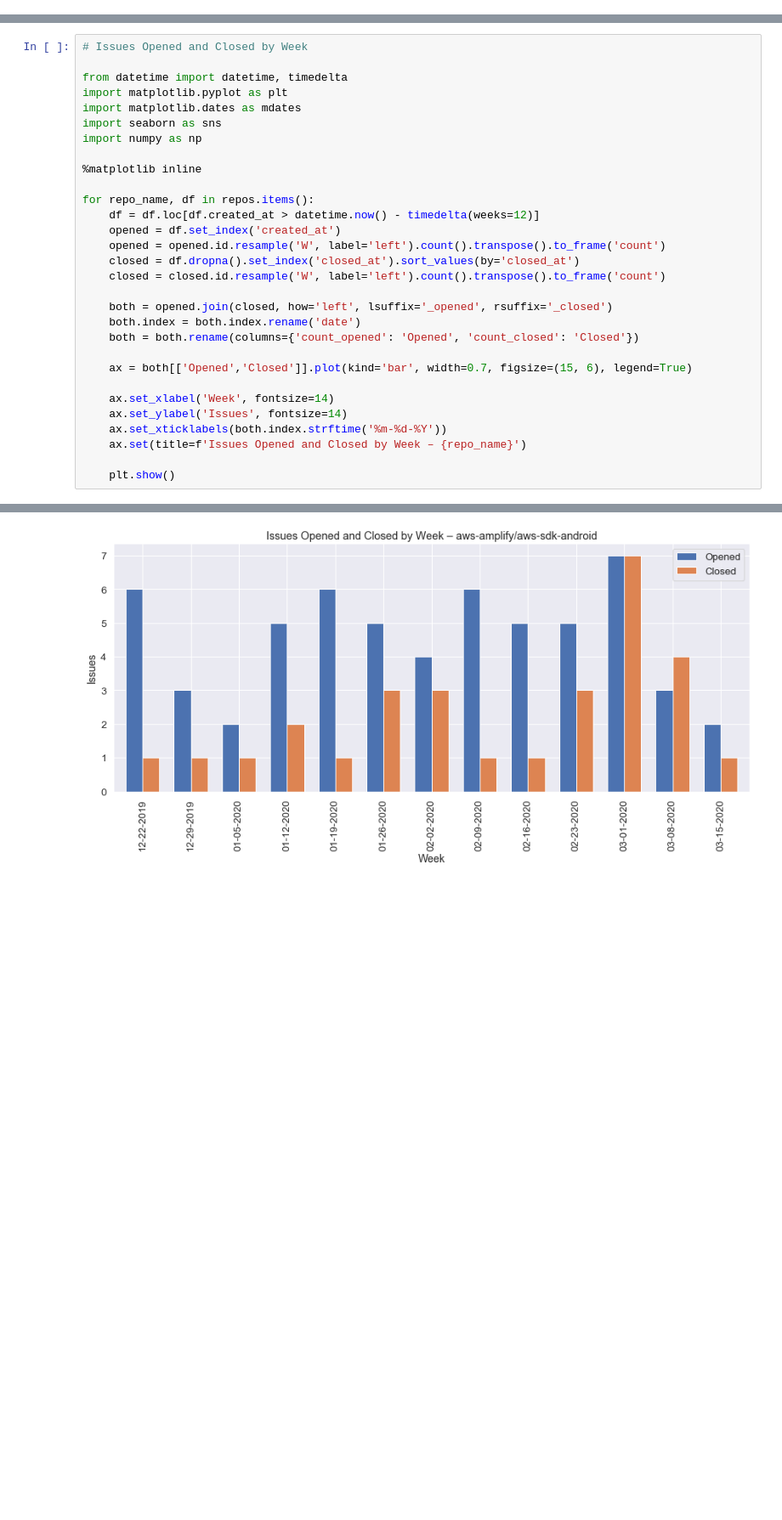
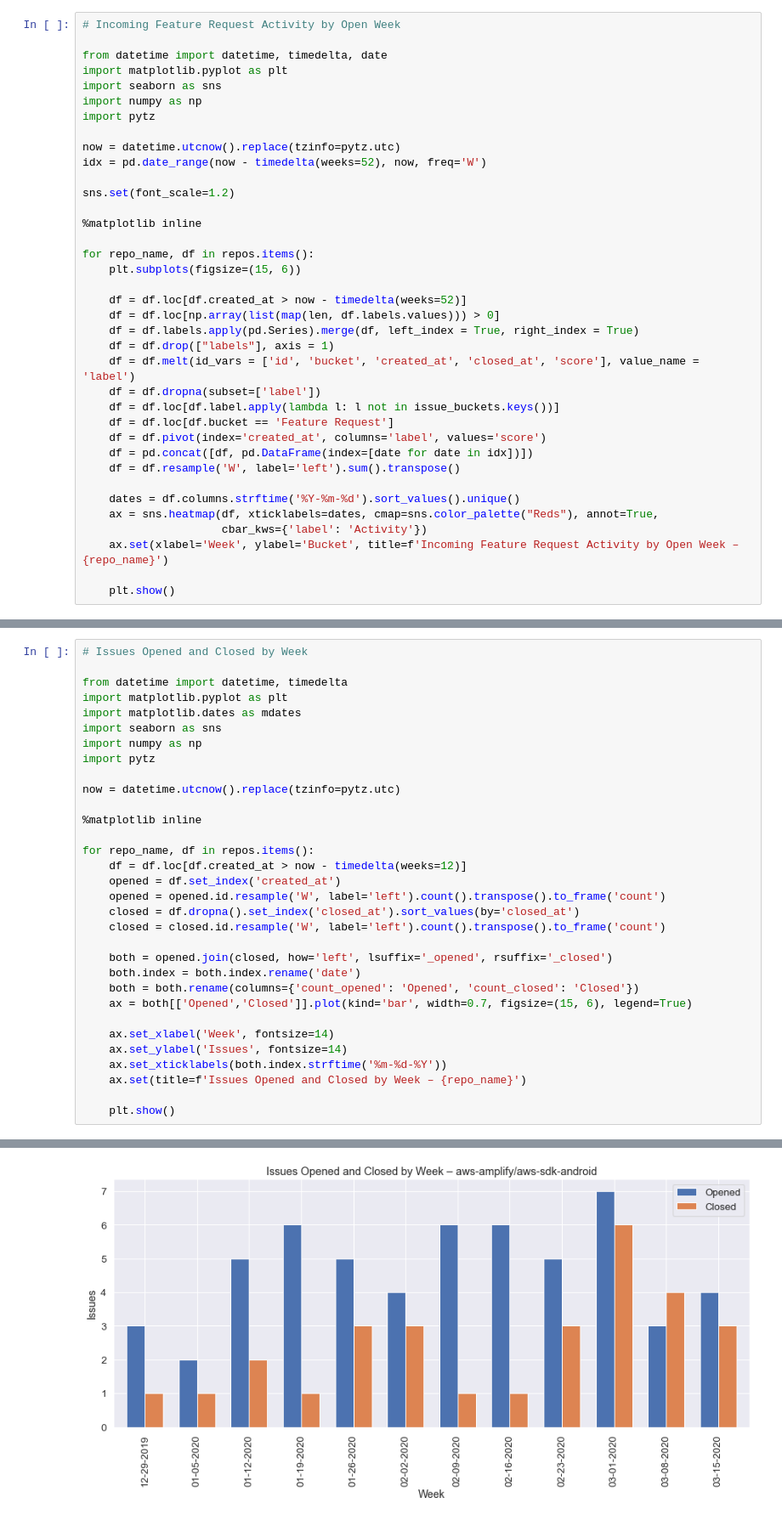
Before and after one commit to jpignata/notebooks, a Jupyter notebook: GitHub Issue Stats by Incoming.ipynb, the cells around one changed output, grey strips where cells are left out. Shown: that part at 85% size. Drawn from its saved outputs; the diff is of its cells as text; blank space fills up the shorter version.

```diff
--- a/GitHub Issue Stats by Incoming.ipynb
+++ b/GitHub Issue Stats by Incoming.ipynb
@@ -146,0 +272,37 @@ for repo_name, df in repos.items():
+# %%
+# Incoming Feature Request Activity by Open Week
+
+from datetime import datetime, timedelta, date
+import matplotlib.pyplot as plt
+import seaborn as sns
+import numpy as np
+import pytz
+
+now = datetime.utcnow().replace(tzinfo=pytz.utc)
+idx = pd.date_range(now - timedelta(weeks=52), now, freq='W')
+
+sns.set(font_scale=1.2)
+
+%matplotlib inline
+
+for repo_name, df in repos.items():
+    plt.subplots(figsize=(15, 6))
+
+    df = df.loc[df.created_at > now - timedelta(weeks=52)]
+    df = df.loc[np.array(list(map(len, df.labels.values))) > 0]
+    df = df.labels.apply(pd.Series).merge(df, left_index = True, right_index = True)
+    df = df.drop(["labels"], axis = 1)
+    df = df.melt(id_vars = ['id', 'bucket', 'created_at', 'closed_at', 'score'], value_name = 'label')
+    df = df.dropna(subset=['label'])
+    df = df.loc[df.label.apply(lambda l: l not in issue_buckets.keys())]
+    df = df.loc[df.bucket == 'Feature Request']
+    df = df.pivot(index='created_at', columns='label', values='score')
+    df = pd.concat([df, pd.DataFrame(index=[date for date in idx])])
+    df = df.resample('W', label='left').sum().transpose()
+
+    dates = df.columns.strftime('%Y-%m-%d').sort_values().unique()
+    ax = sns.heatmap(df, xticklabels=dates, cmap=sns.color_palette("Reds"), annot=True,
+                     cbar_kws={'label': 'Activity'})
+    ax.set(xlabel='Week', ylabel='Bucket', title=f'Incoming Feature Request Activity by Open Week – {repo_name}')
+
+    plt.show()
@@ -152,11 +317,14 @@ import matplotlib.pyplot as plt
 import matplotlib.dates as mdates
 import seaborn as sns
 import numpy as np
+import pytz
+
+now = datetime.utcnow().replace(tzinfo=pytz.utc)
 
 %matplotlib inline
 
 for repo_name, df in repos.items():
-    df = df.loc[df.created_at > datetime.now() - timedelta(weeks=12)]
+    df = df.loc[df.created_at > now - timedelta(weeks=12)]
     opened = df.set_index('created_at')
     opened = opened.id.resample('W', label='left').count().transpose().to_frame('count')
     closed = df.dropna().set_index('closed_at').sort_values(by='closed_at')
@@ -165,7 +333,6 @@ for repo_name, df in repos.items():
     both = opened.join(closed, how='left', lsuffix='_opened', rsuffix='_closed')
     both.index = both.index.rename('date')
     both = both.rename(columns={'count_opened': 'Opened', 'count_closed': 'Closed'})
-
     ax = both[['Opened','Closed']].plot(kind='bar', width=0.7, figsize=(15, 6), legend=True)
 
     ax.set_xlabel('Week', fontsize=14)
@@ -179 +346 @@ for repo_name, df in repos.items():
-[figure, old version]
+[figure, new version]
```
Also changed, not shown: parts of 9 cells of this notebook.
